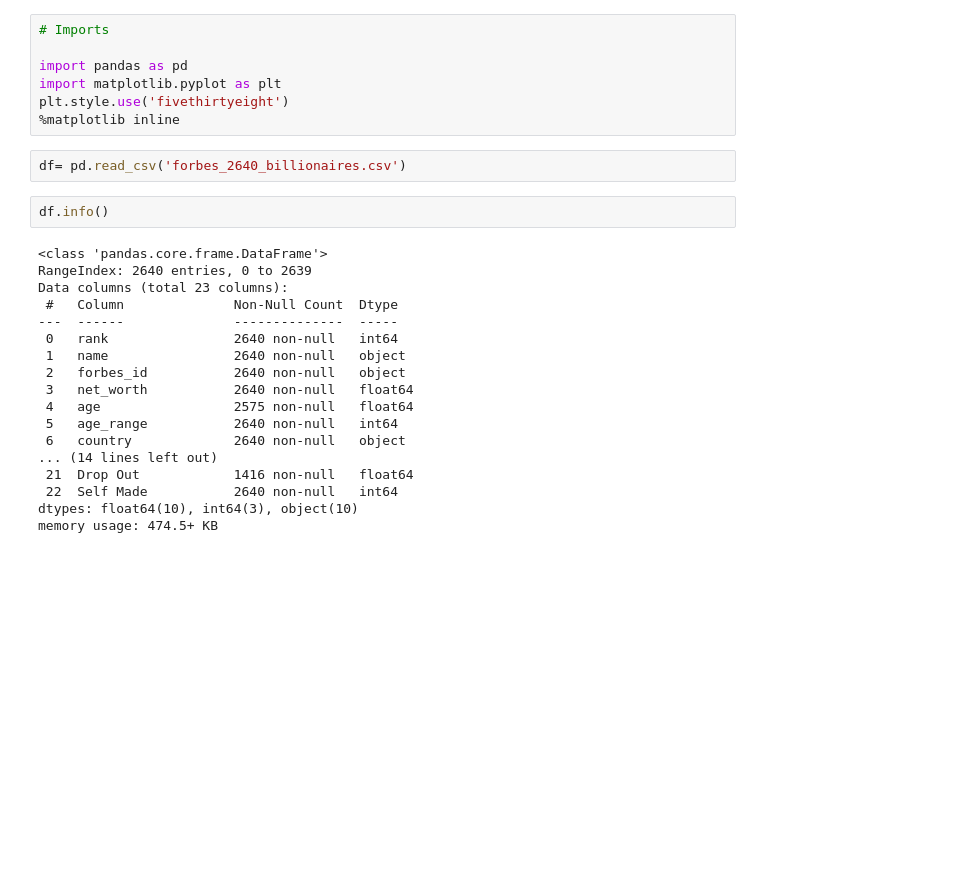
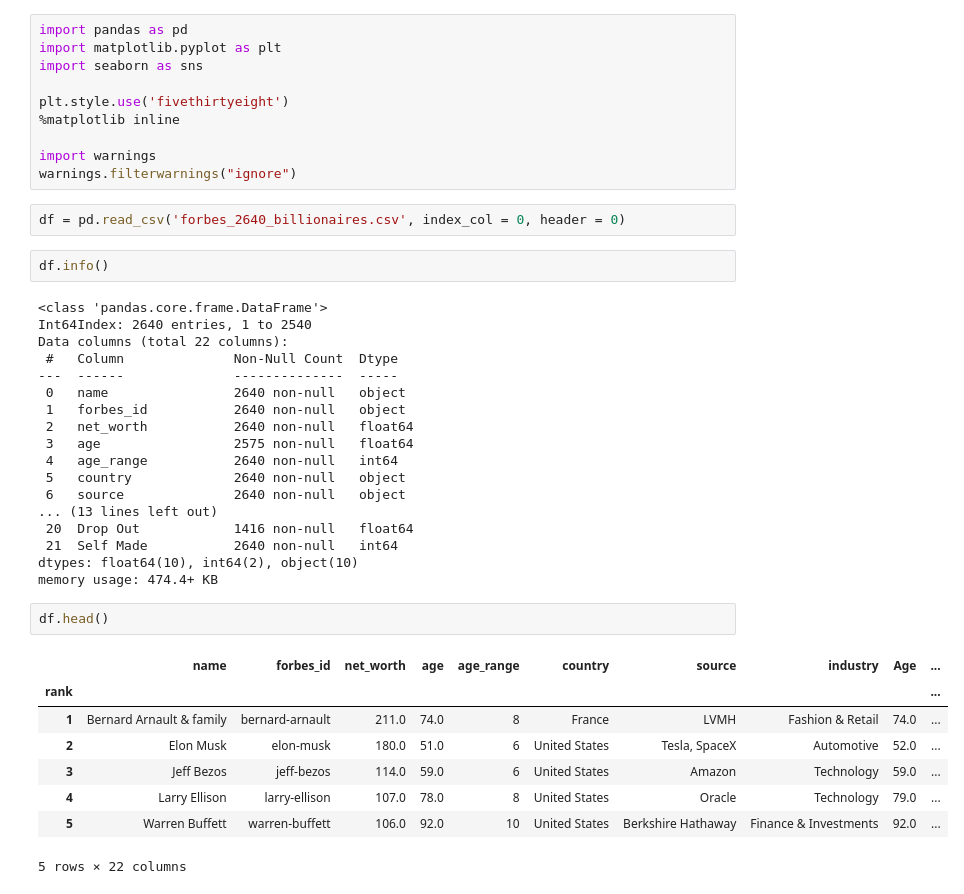
Before and after one commit to Spikes666/Data-Dive-3, a Jupyter notebook: main.ipynb, the cells around one changed output. Drawn from its saved outputs; the diff is of its cells as text; blank space fills up the shorter version.

```diff
--- a/main.ipynb
+++ b/main.ipynb
@@ -1,29 +1,43 @@
 # %%
-# Imports
-
 import pandas as pd
 import matplotlib.pyplot as plt
+import seaborn as sns
+
 plt.style.use('fivethirtyeight')
 %matplotlib inline
+
+import warnings
+warnings.filterwarnings("ignore")
 # %%
-df= pd.read_csv('forbes_2640_billionaires.csv')
+df = pd.read_csv('forbes_2640_billionaires.csv', index_col = 0, header = 0)
 # %%
 df.info()
 # %% [output]
 <class 'pandas.core.frame.DataFrame'>
-RangeIndex: 2640 entries, 0 to 2639
-Data columns (total 23 columns):
+Int64Index: 2640 entries, 1 to 2540
+Data columns (total 22 columns):
  #   Column              Non-Null Count  Dtype
 ---  ------              --------------  -----
- 0   rank                2640 non-null   int64
- 1   name                2640 non-null   object
- 2   forbes_id           2640 non-null   object
- 3   net_worth           2640 non-null   float64
- 4   age                 2575 non-null   float64
- 5   age_range           2640 non-null   int64
- 6   country             2640 non-null   object
-... (14 lines left out)
- 21  Drop Out            1416 non-null   float64
- 22  Self Made           2640 non-null   int64
-dtypes: float64(10), int64(3), object(10)
-memory usage: 474.5+ KB
+ 0   name                2640 non-null   object
+ 1   forbes_id           2640 non-null   object
+ 2   net_worth           2640 non-null   float64
+ 3   age                 2575 non-null   float64
+ 4   age_range           2640 non-null   int64
+ 5   country             2640 non-null   object
+ 6   source              2640 non-null   object
+... (13 lines left out)
+ 20  Drop Out            1416 non-null   float64
+ 21  Self Made           2640 non-null   int64
+dtypes: float64(10), int64(2), object(10)
+memory usage: 474.4+ KB
+# %%
+df.head()
+# %% [output]
+|  | name | forbes_id | net_worth | age | age_range | country | source | industry | Age | ... |
+| rank |  |  |  |  |  |  |  |  |  | ... |
+| 1 | Bernard Arnault & family | bernard-arnault | 211.0 | 74.0 | 8 | France | LVMH | Fashion & Retail | 74.0 | ... |
+| 2 | Elon Musk | elon-musk | 180.0 | 51.0 | 6 | United States | Tesla, SpaceX | Automotive | 52.0 | ... |
+| 3 | Jeff Bezos | jeff-bezos | 114.0 | 59.0 | 6 | United States | Amazon | Technology | 59.0 | ... |
+| 4 | Larry Ellison | larry-ellison | 107.0 | 78.0 | 8 | United States | Oracle | Technology | 79.0 | ... |
+| 5 | Warren Buffett | warren-buffett | 106.0 | 92.0 | 10 | United States | Berkshire Hathaway | Finance & Investments | 92.0 | ... |
+5 rows × 22 columns
```
Also changed, not shown: parts of 9 cells of this notebook.
